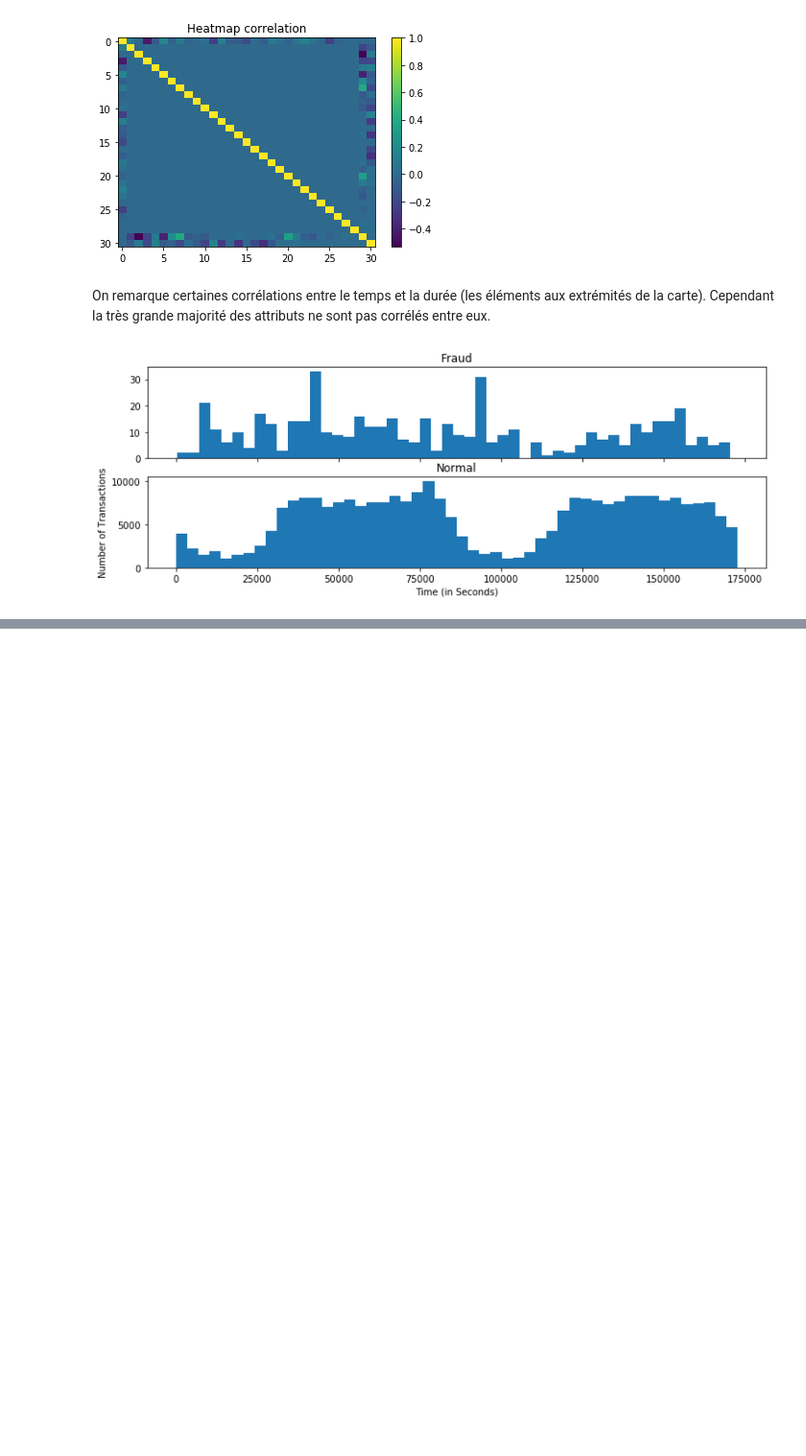
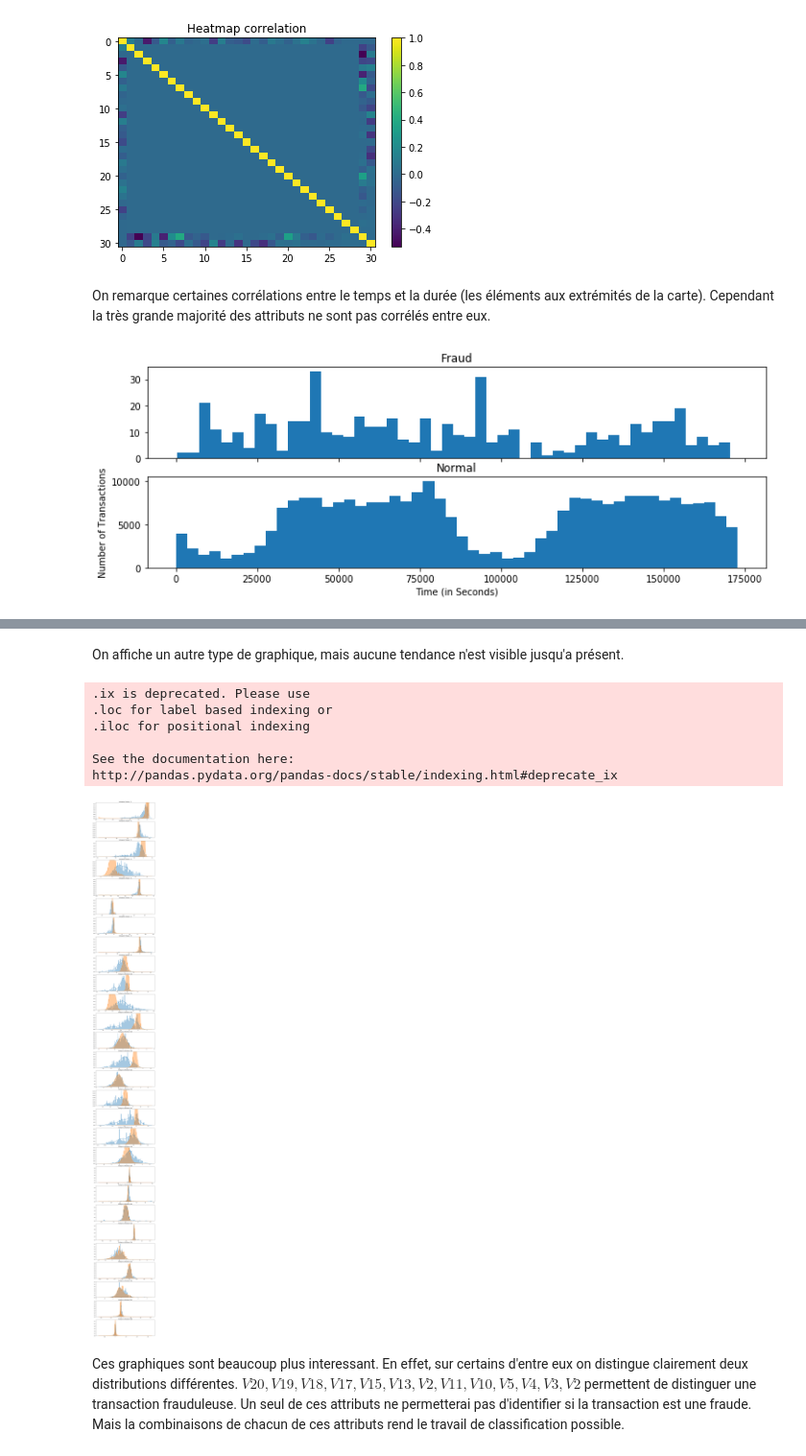
Before and after one commit to atthom/SD_Credit-Card-Fraud-Challenge, a Jupyter notebook: Credit Card Fraud Challenge.ipynb, the cells around one changed output, grey strips where cells are left out. Shown: that part at 96% size. Drawn from its saved outputs; the diff is of its cells as text; code cells hidden in the pictures; blank space fills up the shorter version.

```diff
--- a/Credit Card Fraud Challenge.ipynb
+++ b/Credit Card Fraud Challenge.ipynb
@@ -116,0 +153,26 @@ Ici l'auteur estime que les transactions frauduleuses suivent une loi uniformém
+# %% [markdown]
+On affiche un autre type de graphique, mais aucune tendance n'est visible jusqu'a présent.
+# %%
+#Select only the anonymized features.
+v_features = df.ix[:,1:29].columns
+
+plt.figure(figsize=(12,28*4))
+gs = gridspec.GridSpec(28, 1)
+for i, cn in enumerate(df[v_features]):
+    ax = plt.subplot(gs[i])
+    sns.distplot(df[cn][df.Class == 1], bins=50)
+    sns.distplot(df[cn][df.Class == 0], bins=50)
+    ax.set_xlabel('')
+    ax.set_title('histogram of feature: ' + str(cn))
+plt.show()
+# %% [output]
+.ix is deprecated. Please use
+.loc for label based indexing or
+.iloc for positional indexing
+
+See the documentation here:
+http://pandas.pydata.org/pandas-docs/stable/indexing.html#deprecate_ix
+[figure, added]
+# %% [markdown]
+Ces graphiques sont beaucoup plus interessant. En effet, sur certains d'entre eux on distingue clairement deux distributions différentes. $V20, V19, V18, V17, V15, V13, V2, V11, V10, V5, V4, V3, V2$ permettent de distinguer une transaction frauduleuse.
+Un seul de ces attributs ne permetterai pas d'identifier si la transaction est une fraude. Mais la combinaisons de chacun de ces attributs rend le travail de classification possible.
```
Also changed, not shown: parts of 5 cells of this notebook, 1 other file.
